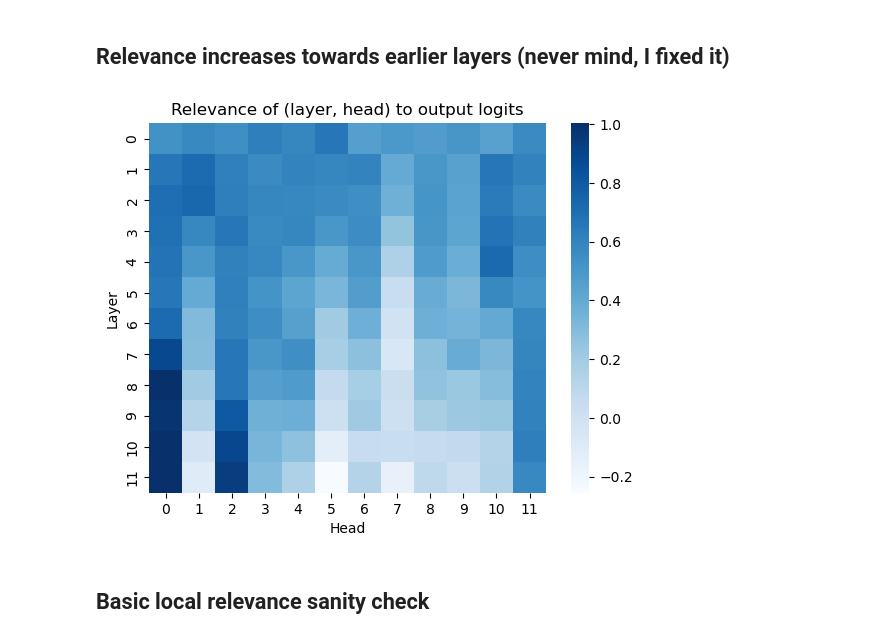
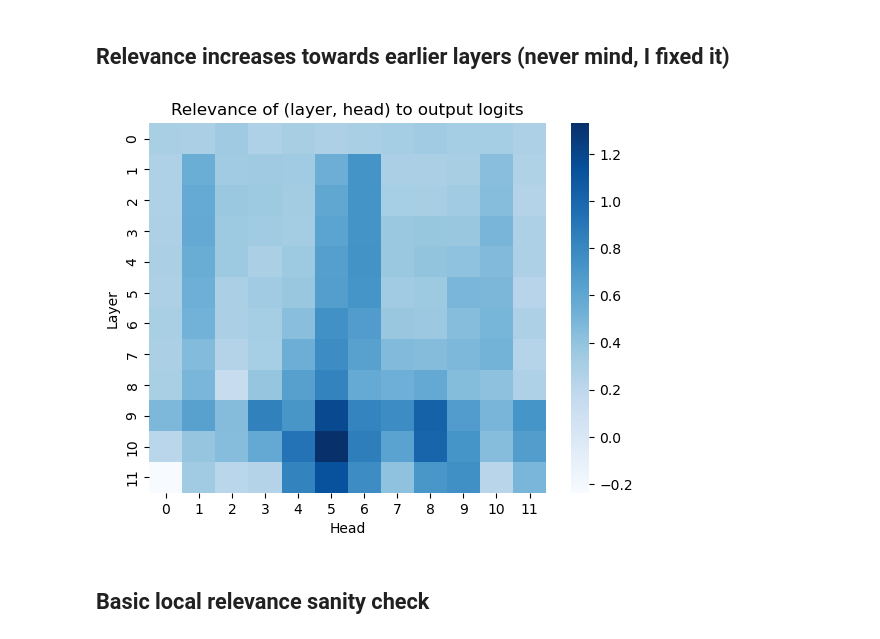
Before and after one commit to adelaidehsu/CD_Circuit, a Jupyter notebook: notebooks/temp.ipynb, the cells around one changed output. Cells and saved outputs as stored; diff of their text form; code cells hidden in the pictures.

Commit message:
Fix evaluation bug
We should be looking at the logits in the second to last position, since our input includes the IO at the end of the sentence

```diff
--- a/notebooks/temp.ipynb
+++ b/notebooks/temp.ipynb
@@ -127,4 +124,5 @@ len(ioi_dataset.io_tokenIDs)
 # %% [output]
 50
 # %%
+logits, cache = model.run_with_cache(ioi_dataset.toks) # run on entire dataset along batch dimension
 l = logits.cpu().numpy()
@@ -219,13 +225,13 @@ irrel norm:  0.0
 import functools
 ranges = [
         [layer for layer in range(12)],
-        [sequence_position for sequence_position in range(15, 16)], # note fixed to last sequence position
+        [sequence_position for sequence_position in range(14, 15)], # note fixed to last sequence position
         [attention_head_idx for attention_head_idx in range(12)]
     ]
 
 source_nodes = [Node(*x) for x in itertools.product(*ranges)]
 ablation_sets = [(n,) for n in source_nodes] # here the ablation set is one source node each
-
+target_nodes = []
 # cache activations for faster batch run
 out_decomp, _, _, pre_layer_activations = prop_GPT(encoding_idxs[0:1, :], extended_attention_mask, model, [ablation_sets[0]], target_nodes=target_nodes, device=device, mean_acts=mean_acts, set_irrel_to_mean=True)
 
@@ -254,19 +242,19 @@ irrel_norm after adding MLP residual 6985.2627
 # %%
 # print([d.ablation_set for d in out_decomps]) # (0, 15, 0), (0, 15, 1)... (1, 15, 0)...
 relevances = np.zeros((12, 12))
 for layer_idx in range(12):
     for head_idx in range(12):
         decomp = out_decomps[12 * layer_idx + head_idx]
-        rel_io_logit = decomp.rel[0, -1, ioi_dataset.io_tokenIDs[0]]
-        rel_s_logit = decomp.rel[0, -1, ioi_dataset.s_tokenIDs[0]]
+        rel_io_logit = decomp.rel[0, -2, ioi_dataset.io_tokenIDs[0]]
+        rel_s_logit = decomp.rel[0, -2, ioi_dataset.s_tokenIDs[0]]
         relevances[layer_idx, head_idx] = rel_io_logit - rel_s_logit
 
 s = sns.heatmap(relevances, xticklabels = range(12), yticklabels = range(12), cmap='Blues', cbar_kws={'label': ''})
 s.set(xlabel='Head', ylabel='Layer')
 plt.title("Relevance of (layer, head) to output logits")
 plt.show()
 # %% [output]
-[figure, old version]
+[figure, new version]
 # %% [markdown]
 ## Basic local relevance sanity check
 # %%
```
Also changed, not shown: parts of 11 cells of this notebook, 2 other files.
